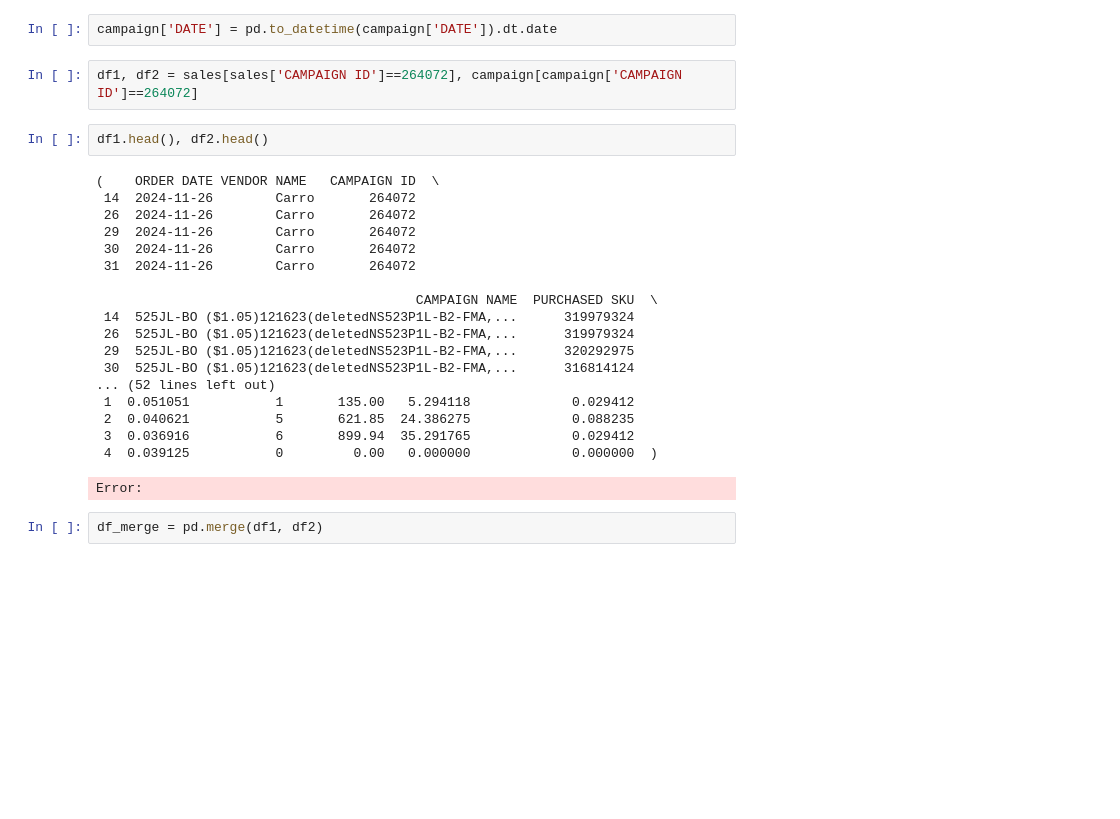
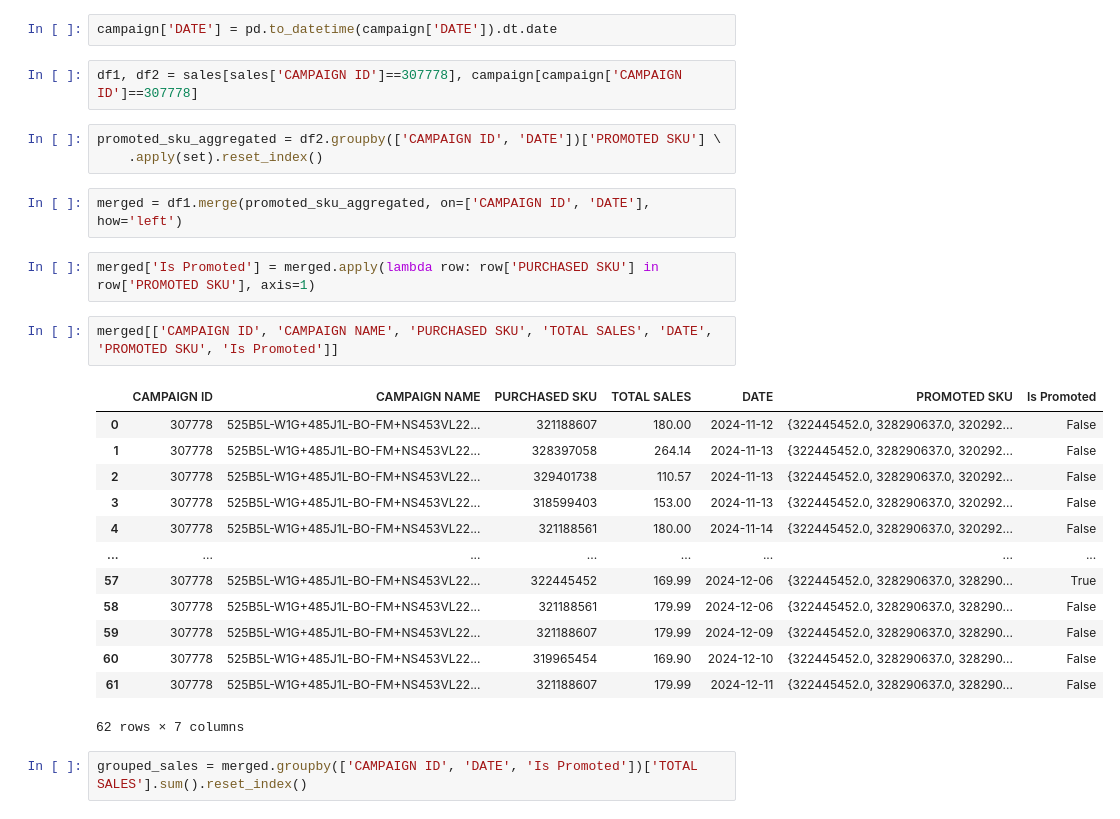
Before and after one commit to BenShieh233/promoteIQ, a Jupyter notebook: sales_vs_performance.ipynb, the cells around one changed output. Cells and saved outputs as stored; diff of their text form; blank space fills up the shorter version.

```diff
--- a/sales_vs_performance.ipynb
+++ b/sales_vs_performance.ipynb
@@ -18,27 +10,29 @@ campaign = pd.read_excel("1202report20241202224152.xlsx", skiprows = 3)
 # %%
 campaign['DATE'] = pd.to_datetime(campaign['DATE']).dt.date
 # %%
-df1, df2 = sales[sales['CAMPAIGN ID']==264072], campaign[campaign['CAMPAIGN ID']==264072]
+df1, df2 = sales[sales['CAMPAIGN ID']==307778], campaign[campaign['CAMPAIGN ID']==307778]
-# %%
-df1.head(), df2.head()
-# %% [output]
-(    ORDER DATE VENDOR NAME   CAMPAIGN ID  \
- 14  2024-11-26        Carro       264072
- 26  2024-11-26        Carro       264072
- 29  2024-11-26        Carro       264072
- 30  2024-11-26        Carro       264072
- 31  2024-11-26        Carro       264072
-
-                                         CAMPAIGN NAME  PURCHASED SKU  \
- 14  525JL-BO ($1.05)121623(deletedNS523P1L-B2-FMA,...      319979324
- 26  525JL-BO ($1.05)121623(deletedNS523P1L-B2-FMA,...      319979324
- 29  525JL-BO ($1.05)121623(deletedNS523P1L-B2-FMA,...      320292975
- 30  525JL-BO ($1.05)121623(deletedNS523P1L-B2-FMA,...      316814124
-... (52 lines left out)
- 1  0.051051           1       135.00   5.294118             0.029412
- 2  0.040621           5       621.85  24.386275             0.088235
- 3  0.036916           6       899.94  35.291765             0.029412
- 4  0.039125           0         0.00   0.000000             0.000000  )
-Error:
-# %%
-df_merge = pd.merge(df1, df2)
+# %%
+promoted_sku_aggregated = df2.groupby(['CAMPAIGN ID', 'DATE'])['PROMOTED SKU'] \
+    .apply(set).reset_index()
+# %%
+merged = df1.merge(promoted_sku_aggregated, on=['CAMPAIGN ID', 'DATE'], how='left')
+# %%
+merged['Is Promoted'] = merged.apply(lambda row: row['PURCHASED SKU'] in row['PROMOTED SKU'], axis=1)
+# %%
+merged[['CAMPAIGN ID', 'CAMPAIGN NAME', 'PURCHASED SKU', 'TOTAL SALES', 'DATE', 'PROMOTED SKU', 'Is Promoted']]
+# %% [output]
+|  | CAMPAIGN ID | CAMPAIGN NAME | PURCHASED SKU | TOTAL SALES | DATE | PROMOTED SKU | Is Promoted |
+| 0 | 307778 | 525B5L-W1G+485J1L-BO-FM+NS453VL22... | 321188607 | 180.00 | 2024-11-12 | {322445452.0, 328290637.0, 320292... | False |
+| 1 | 307778 | 525B5L-W1G+485J1L-BO-FM+NS453VL22... | 328397058 | 264.14 | 2024-11-13 | {322445452.0, 328290637.0, 320292... | False |
+| 2 | 307778 | 525B5L-W1G+485J1L-BO-FM+NS453VL22... | 329401738 | 110.57 | 2024-11-13 | {322445452.0, 328290637.0, 320292... | False |
+| 3 | 307778 | 525B5L-W1G+485J1L-BO-FM+NS453VL22... | 318599403 | 153.00 | 2024-11-13 | {322445452.0, 328290637.0, 320292... | False |
+| 4 | 307778 | 525B5L-W1G+485J1L-BO-FM+NS453VL22... | 321188561 | 180.00 | 2024-11-14 | {322445452.0, 328290637.0, 320292... | False |
+| ... | ... | ... | ... | ... | ... | ... | ... |
+| 57 | 307778 | 525B5L-W1G+485J1L-BO-FM+NS453VL22... | 322445452 | 169.99 | 2024-12-06 | {322445452.0, 328290637.0, 328290... | True |
+| 58 | 307778 | 525B5L-W1G+485J1L-BO-FM+NS453VL22... | 321188561 | 179.99 | 2024-12-06 | {322445452.0, 328290637.0, 328290... | False |
+| 59 | 307778 | 525B5L-W1G+485J1L-BO-FM+NS453VL22... | 321188607 | 179.99 | 2024-12-09 | {322445452.0, 328290637.0, 328290... | False |
+| 60 | 307778 | 525B5L-W1G+485J1L-BO-FM+NS453VL22... | 319965454 | 169.90 | 2024-12-10 | {322445452.0, 328290637.0, 328290... | False |
+| 61 | 307778 | 525B5L-W1G+485J1L-BO-FM+NS453VL22... | 321188607 | 179.99 | 2024-12-11 | {322445452.0, 328290637.0, 328290... | False |
+62 rows × 7 columns
+# %%
+grouped_sales = merged.groupby(['CAMPAIGN ID', 'DATE', 'Is Promoted'])['TOTAL SALES'].sum().reset_index()
```
Also changed, not shown: parts of 16 cells of this notebook, 5 other files.
